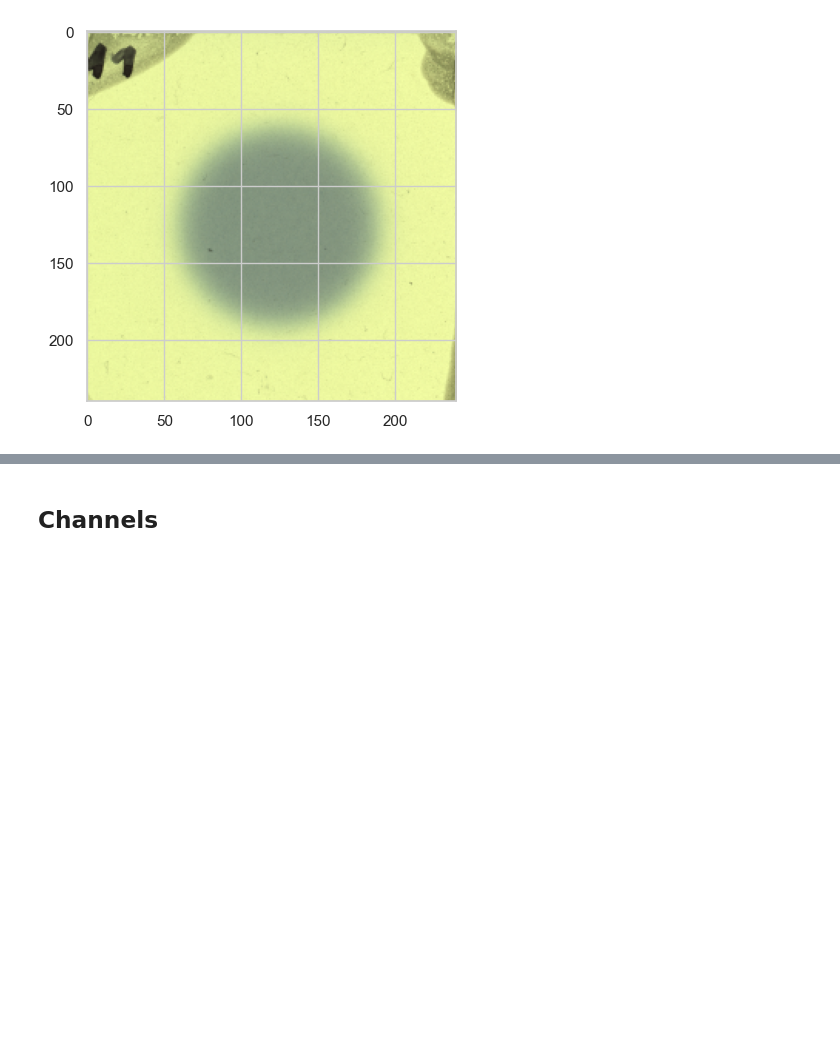
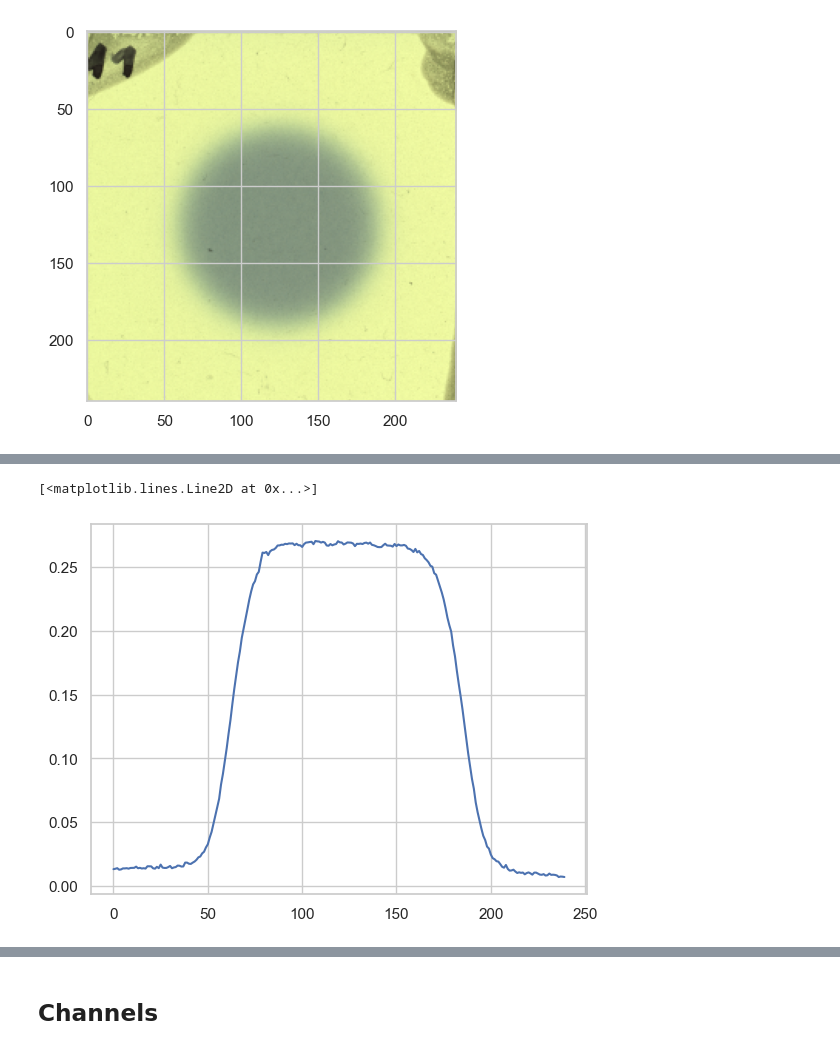
Before and after one commit to grzanka/osl_mb_foils, a Jupyter notebook: notebooks/playground/0.6-lg-2d-efficiency_10mm.ipynb, the cells around one changed output, grey strips where cells are left out. Drawn from its saved outputs; the diff is of its cells as text; code cells hidden in the pictures; blank space fills up the shorter version.

```diff
--- a/notebooks/playground/0.6-lg-2d-efficiency_10mm.ipynb
+++ b/notebooks/playground/0.6-lg-2d-efficiency_10mm.ipynb
@@ -52,0 +73,5 @@ plt.imshow(foil_11 / foil_11.max(), cmap='gray')
+# %%
+plt.plot(foil11_netOD[100:150,:].mean(axis=0))
+# %% [output]
+[<matplotlib.lines.Line2D at 0x...>]
+[figure, added]
```
Also changed, not shown: parts of 34 cells of this notebook, 1 other file.
